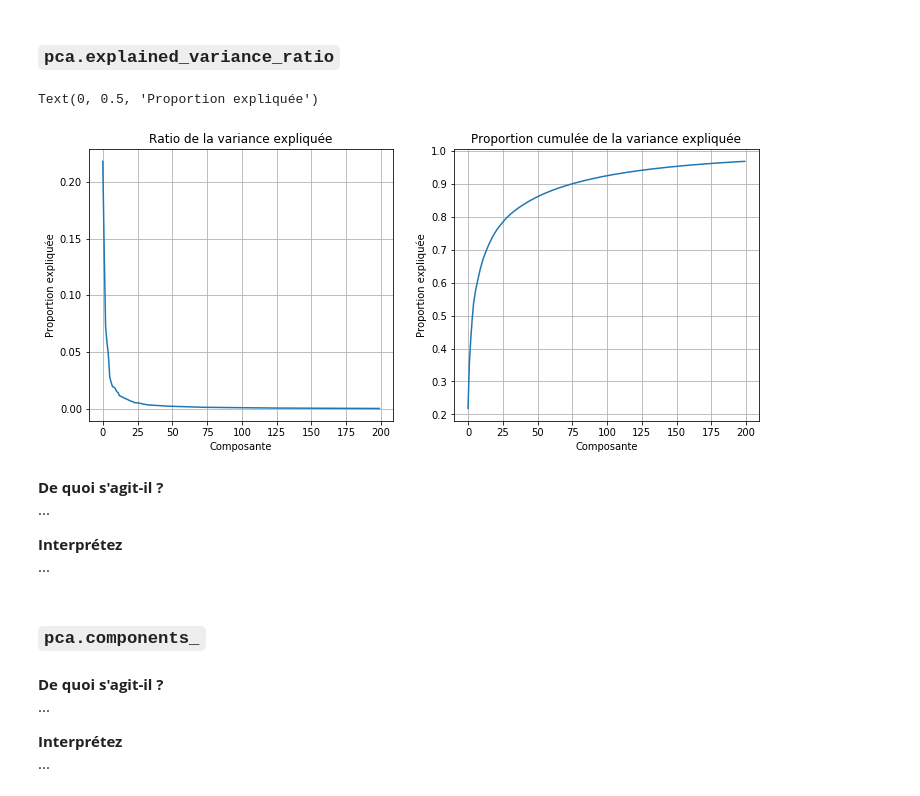
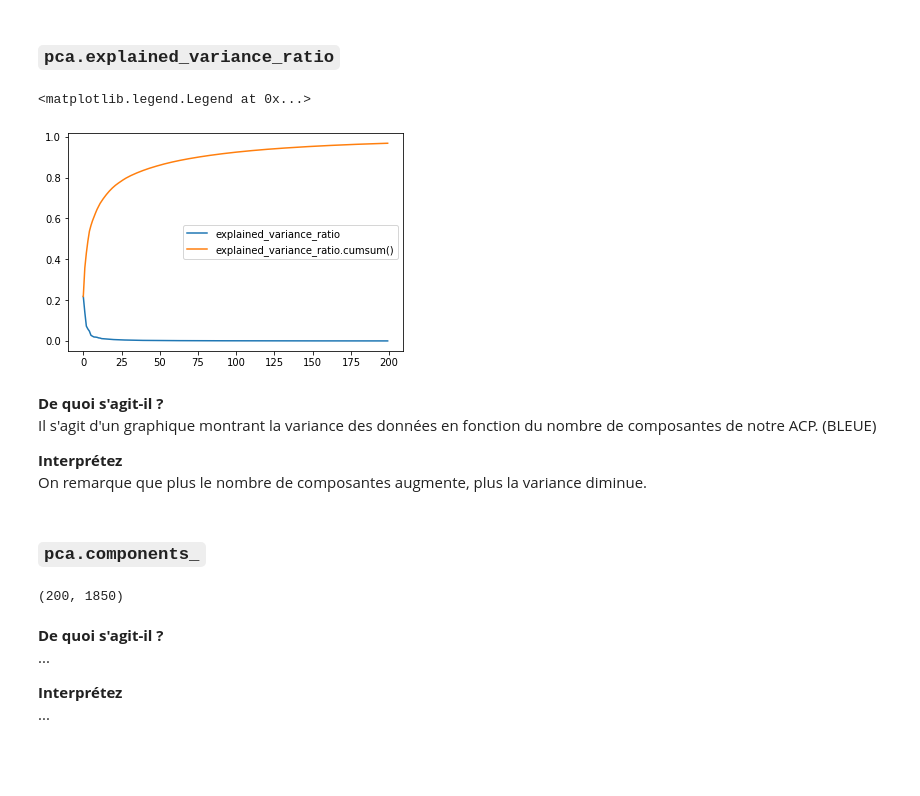
Before and after one commit to Alexandre0702/TP-Analyse-multidimentionnelle, a Jupyter notebook: TP2_sklearn.ipynb, the cells around one changed output. Cells and saved outputs as stored; diff of their text form; code cells hidden in the pictures; blank space fills up the shorter version.

```diff
--- a/TP2_sklearn.ipynb
+++ b/TP2_sklearn.ipynb
@@ -327,10 +327,20 @@ Il permet de ne pas avoir à Standardiser les données avant l'appel de PCA, ni
 2. pca.fit_transform(donnees)
 3. pca.inverse_transform(donnees) -> Destandardise les données automatiquement car se souvient que l'option whiten etait True
 '''
+scaler = StandardScaler()
+X = scaler.fit_transform(d.data)
+
+pca = PCA(n_components=n_components, svd_solver='randomized', whiten=False)
+X = pca.fit_transform(X)
+X = pca.inverse_transform(X)
+
 # extraction et tri des scores
-pca = PCA(n_components=n_components, svd_solver='randomized', whiten=True)
-pca.fit_transform(d.data)
-pca.inverse_transform(d.data) # -> Destandardise les données automatiquement car se souvient que l'option whiten etait True
-data_pca.score = pca.score_samples()
+scores = pca.score_samples(X)
+
 # Affichage les 10 images avec le score le plus faible, et celles avec le score le plus élevé
+flop = [X[i] for i in np.argsort(scores)[:10]]
+top  = [X[i] for i in np.argsort(scores)[::-1][:10]]
+
+plot_images(top, "10 scores + élevés", n_row=2, n_col=5, shuffle=False)
+plot_images(flop, "10 scores - élevés", n_row=2, n_col=5, shuffle=False)
 # %% [output]
@@ -352,24 +363,28 @@ Dans cette section, vous allez étudier certains paramètres appris par l'ACP, l
 ### `pca.explained_variance_ratio`
 # %%
 # Affichage de pca.explained_variance_ratio_, ainsi que de pca.explained_variance_ratio_.cumsum()
-...
+plt.plot(pca.explained_variance_ratio_, label="explained_variance_ratio")
+plt.plot(pca.explained_variance_ratio_.cumsum(), label="explained_variance_ratio.cumsum()")
+plt.legend()
 # %% [output]
-Text(0, 0.5, 'Proportion expliquée')
+<matplotlib.legend.Legend at 0x...>
-[figure, old version]
+[figure, new version]
-# %% [markdown]
-__De quoi s'agit-il ?__
-...
-
-__Interprétez__
-...
+# %% [markdown]
+__De quoi s'agit-il ?__
+Il s'agit d'un graphique montrant la variance des données en fonction du nombre de composantes de notre ACP. (BLEUE)
+
+
+
+__Interprétez__
+On remarque que plus le nombre de composantes augmente, plus la variance diminue.
 # %% [markdown]
 ### `pca.components_`
 # %%
 # Commencez par en affichez la dimension
-...
-
+print(pca.components_.shape)
 # Cela devrait vous rappeler quelque chose. Affichez.
-...
+# %% [output]
+(200, 1850)
 # %% [markdown]
 __De quoi s'agit-il ?__
 ...
```
Also changed, not shown: parts of 7 cells of this notebook.
